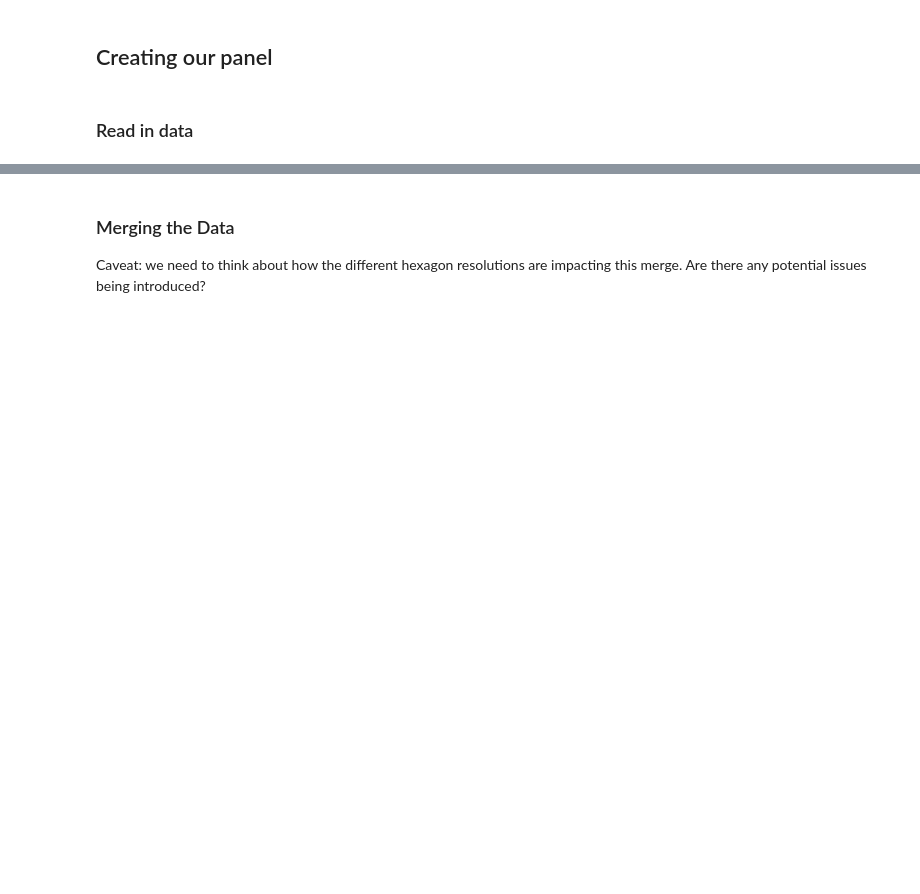
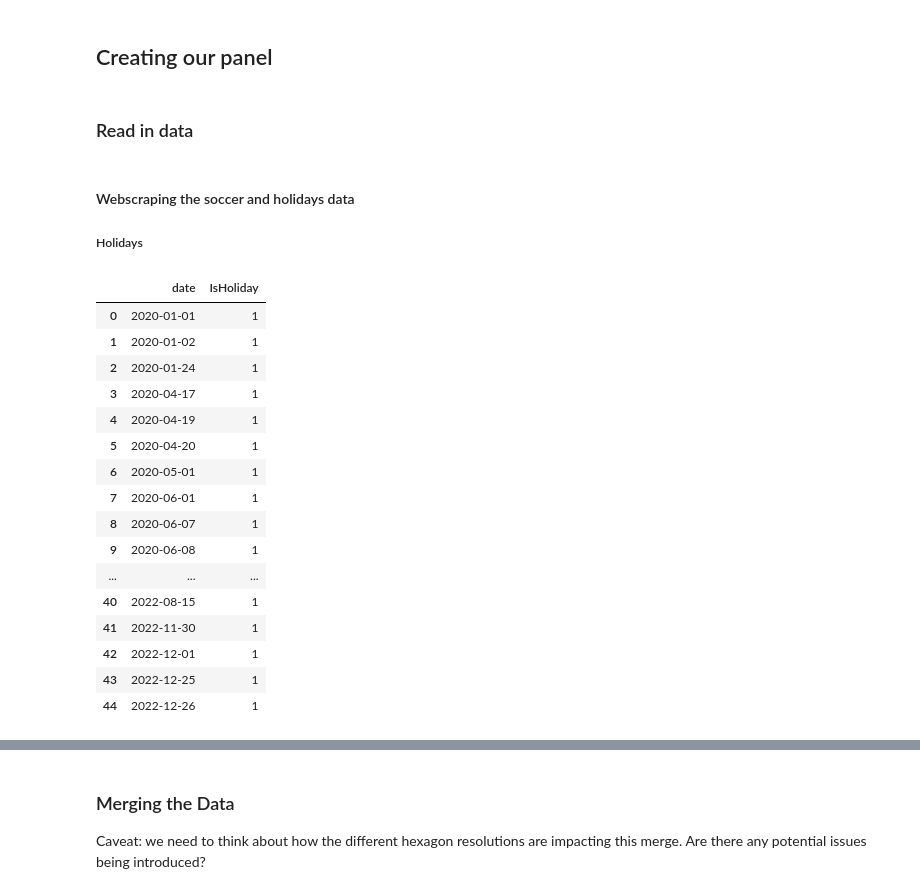
Before and after one commit to datapartnership/city-growth-patterns-on-traffic-and-urban-mobility, a Jupyter notebook: modelling_data.ipynb, the cells around one changed output, grey strips where cells are left out. Drawn from its saved outputs; the diff is of its cells as text; code cells hidden in the pictures; blank space fills up the shorter version.

```diff
--- a/modelling_data.ipynb
+++ b/modelling_data.ipynb
@@ -39,3 +37,40 @@ covid = pd.read_csv('stringency.csv')
 covid = covid[['date', 'stringency_index']]
 covid = covid[covid.date<='2022-01-01']  # stringency index is at daily level, only look when we have waze data
 covid['date']= pd.to_datetime(covid['date'])
+# %% [markdown]
+#### Webscraping the soccer and holidays data
+
+##### Holidays
+# %%
+years = [2020, 2021, 2022]
+holidays = []
+for year in years:
+    URL = 'https://leaveboard.com/public-holidays/romania-public-holidays-'+ str(year) + '/'
+    page = requests.get(URL)
+    soup = BeautifulSoup(page.content, "html.parser")
+    rawholidays = soup.find_all("div", class_ = 'd-md-none')
+    for holiday in rawholidays:
+        temp = holiday.text[4:]
+        temp = datetime.datetime.strptime(temp, '%B %d, %Y')
+        holidays.append(temp)
+holidays = pd.DataFrame(holidays)
+holidays.columns= ['date']
+holidays['IsHoliday'] = 1
+# %% [output]
+|  | date | IsHoliday |
+| 0 | 2020-01-01 | 1 |
+| 1 | 2020-01-02 | 1 |
+| 2 | 2020-01-24 | 1 |
+| 3 | 2020-04-17 | 1 |
+| 4 | 2020-04-19 | 1 |
+| 5 | 2020-04-20 | 1 |
+| 6 | 2020-05-01 | 1 |
+| 7 | 2020-06-01 | 1 |
+| 8 | 2020-06-07 | 1 |
+| 9 | 2020-06-08 | 1 |
+| ... | ... | ... |
+| 40 | 2022-08-15 | 1 |
+| 41 | 2022-11-30 | 1 |
+| 42 | 2022-12-01 | 1 |
+| 43 | 2022-12-25 | 1 |
+| 44 | 2022-12-26 | 1 |
```
Also changed, not shown: parts of 15 cells of this notebook.
